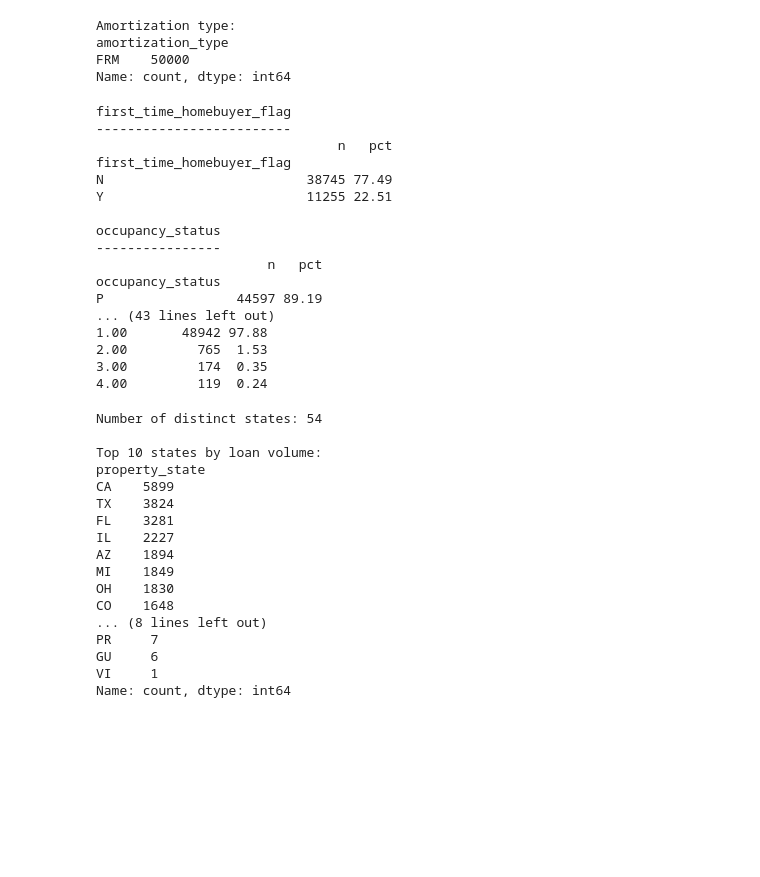
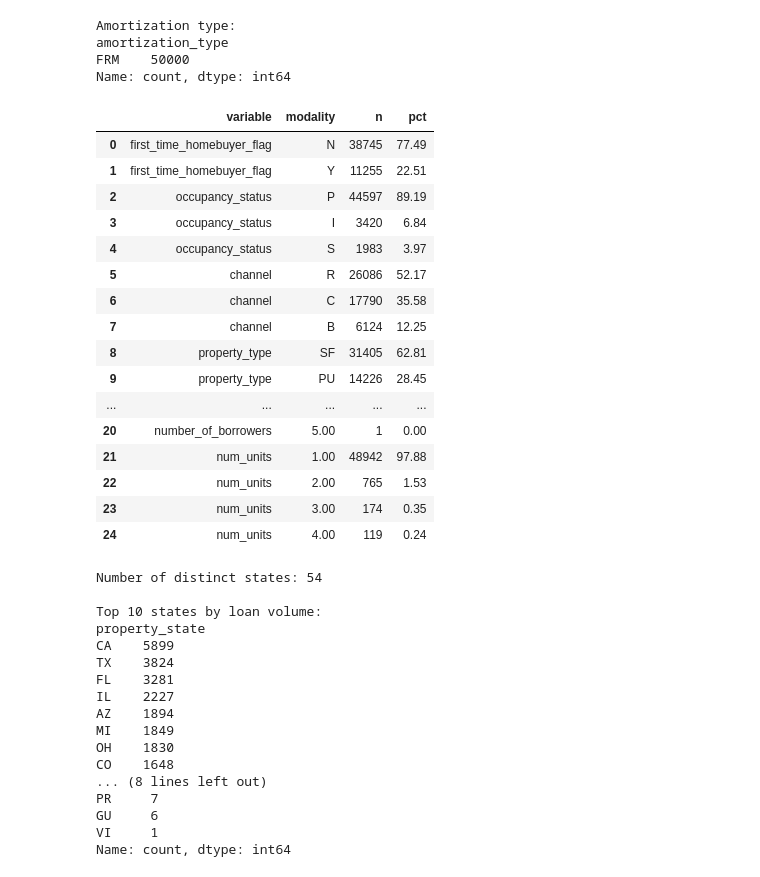
Before and after one commit to capristunt/Credit-Risk-Freddie-Mac-SFLLD-2019, a Jupyter notebook: notebooks/01_data_preparation.ipynb, the cells around one changed output. Saved outputs shown, nothing was run; the diff lists cells and outputs as text; code cells hidden in the pictures; blank space fills up the shorter version.

```diff
--- a/notebooks/01_data_preparation.ipynb
+++ b/notebooks/01_data_preparation.ipynb
@@ -310,42 +306,47 @@ Amortization type:
 amortization_type
 FRM    50000
 Name: count, dtype: int64
-# %%
-# Value counts for the seven core categorical features
-categorical_cols = [
-    "first_time_homebuyer_flag",
-    "occupancy_status",
-    "channel",
-    "property_type",
-    "loan_purpose",
-    "number_of_borrowers",
-    "num_units",
-]
-
-for col in categorical_cols:
-    print(f"\n{col}")
-    print("-" * len(col))
-    counts = orig[col].value_counts(dropna=False)
-    pcts = (counts / len(orig) * 100).round(2)
-    print(pd.DataFrame({"n": counts, "pct": pcts}))
-# %% [output]
-first_time_homebuyer_flag
--------------------------
-                               n   pct
-first_time_homebuyer_flag
-N                          38745 77.49
-Y                          11255 22.51
-
-occupancy_status
-----------------
-                      n   pct
-occupancy_status
-P                 44597 89.19
-... (43 lines left out)
-1.00       48942 97.88
-2.00         765  1.53
-3.00         174  0.35
-4.00         119  0.24
+# %%
+categorical_cols = [
+    "first_time_homebuyer_flag",
+    "occupancy_status",
+    "channel",
+    "property_type",
+    "loan_purpose",
+    "number_of_borrowers",
+    "num_units",
+]
+
+rows = []
+for col in categorical_cols:
+    counts = orig[col].value_counts(dropna=False)
+    for modality, n in counts.items():
+        rows.append({
+            "variable": col,
+            "modality": modality,
+            "n": n,
+            "pct": round(n / len(orig) * 100, 2),
+        })
+
+pd.DataFrame(rows)
+# %% [output]
+|  | variable | modality | n | pct |
+| 0 | first_time_homebuyer_flag | N | 38745 | 77.49 |
+| 1 | first_time_homebuyer_flag | Y | 11255 | 22.51 |
+| 2 | occupancy_status | P | 44597 | 89.19 |
+| 3 | occupancy_status | I | 3420 | 6.84 |
+| 4 | occupancy_status | S | 1983 | 3.97 |
+| 5 | channel | R | 26086 | 52.17 |
+| 6 | channel | C | 17790 | 35.58 |
+| 7 | channel | B | 6124 | 12.25 |
+| 8 | property_type | SF | 31405 | 62.81 |
+| 9 | property_type | PU | 14226 | 28.45 |
+| ... | ... | ... | ... | ... |
+| 20 | number_of_borrowers | 5.00 | 1 | 0.00 |
+| 21 | num_units | 1.00 | 48942 | 97.88 |
+| 22 | num_units | 2.00 | 765 | 1.53 |
+| 23 | num_units | 3.00 | 174 | 0.35 |
+| 24 | num_units | 4.00 | 119 | 0.24 |
 # %%
 # Property state: too many modalities for a table, look at top and bottom
 state_counts = orig["property_state"].value_counts(dropna=False)
```
Also changed, not shown: parts of 27 cells of this notebook.
